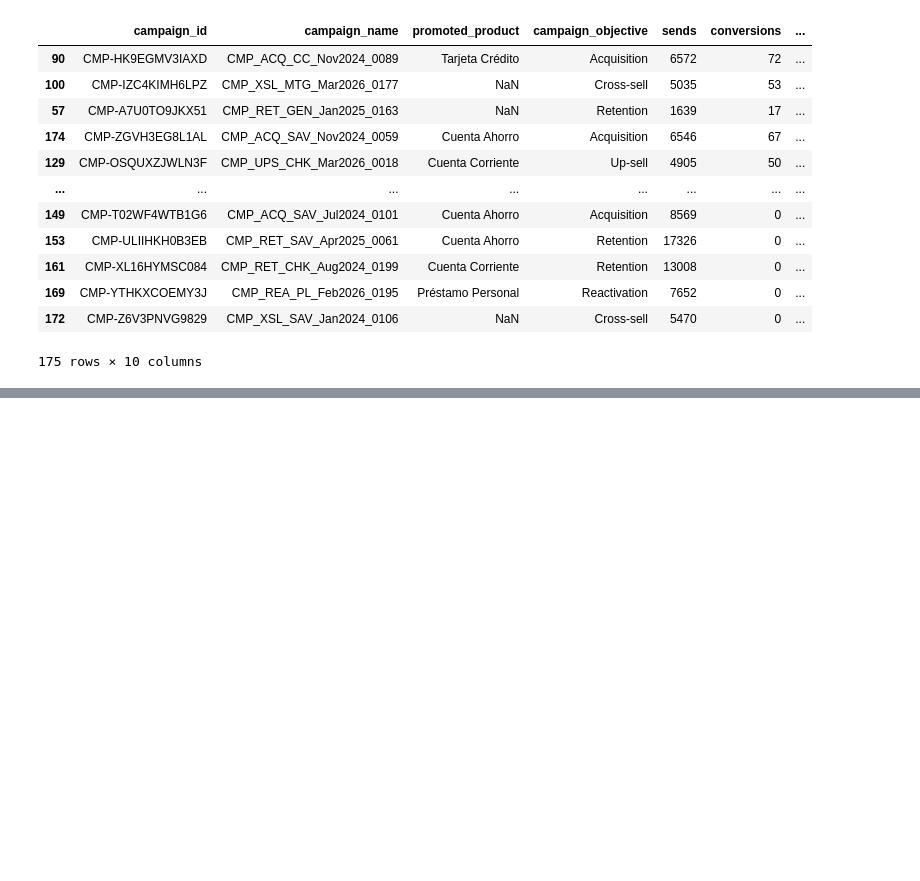
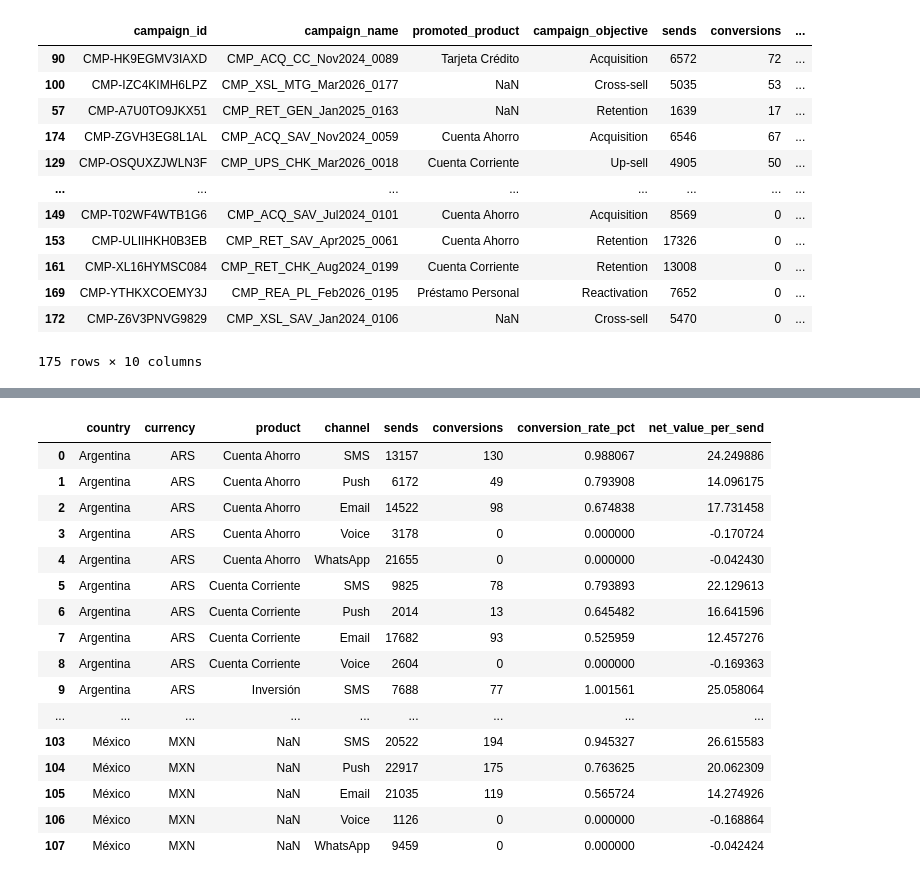
Before and after one commit to diegocaminor/factored-hackathon-2026-arbiter, a Jupyter notebook: 02_marketing_next_best_action.ipynb, the cells around one changed output, grey strips where cells are left out. Cells and saved outputs as stored; diff of their text form; code cells hidden in the pictures; blank space fills up the shorter version.

```diff
--- a/02_marketing_next_best_action.ipynb
+++ b/02_marketing_next_best_action.ipynb
@@ -2106,0 +2479,14 @@ display(
+# %%
+# Buscar daily_exchange_rates dentro de files_df
+
+exchange_files = files_df[
+    files_df["key"]
+    .str.contains(
+        "daily_exchange_rates",
+        case=False,
+        na=False
+    )
+].copy()
+
+print("Archivos encontrados:")
+display(exchange_files)
@@ -2106,0 +2497,16 @@ display(
+# %%
+exchange_key = exchange_files.iloc[0]["key"]
+
+obj = s3.get_object(
+    Bucket=BUCKET_NAME,
+    Key=exchange_key
+)
+
+daily_exchange_rates = pd.read_csv(obj["Body"])
+
+print("Shape:", daily_exchange_rates.shape)
+
+print("\nColumnas:")
+print(daily_exchange_rates.columns.tolist())
+
+display(daily_exchange_rates.head(20))
@@ -2106,0 +2907,24 @@ display(
+# %%
+with pd.option_context(
+    "display.max_rows", None,
+    "display.max_columns", None
+):
+    display(product_channel_country_baseline)
+# %% [output]
+|  | country | currency | product | channel | sends | conversions | conversion_rate_pct | net_value_per_send |
+| 0 | Argentina | ARS | Cuenta Ahorro | SMS | 13157 | 130 | 0.988067 | 24.249886 |
+| 1 | Argentina | ARS | Cuenta Ahorro | Push | 6172 | 49 | 0.793908 | 14.096175 |
+| 2 | Argentina | ARS | Cuenta Ahorro | Email | 14522 | 98 | 0.674838 | 17.731458 |
+| 3 | Argentina | ARS | Cuenta Ahorro | Voice | 3178 | 0 | 0.000000 | -0.170724 |
+| 4 | Argentina | ARS | Cuenta Ahorro | WhatsApp | 21655 | 0 | 0.000000 | -0.042430 |
+| 5 | Argentina | ARS | Cuenta Corriente | SMS | 9825 | 78 | 0.793893 | 22.129613 |
+| 6 | Argentina | ARS | Cuenta Corriente | Push | 2014 | 13 | 0.645482 | 16.641596 |
+| 7 | Argentina | ARS | Cuenta Corriente | Email | 17682 | 93 | 0.525959 | 12.457276 |
+| 8 | Argentina | ARS | Cuenta Corriente | Voice | 2604 | 0 | 0.000000 | -0.169363 |
+| 9 | Argentina | ARS | Inversión | SMS | 7688 | 77 | 1.001561 | 25.058064 |
+| ... | ... | ... | ... | ... | ... | ... | ... | ... |
+| 103 | México | MXN | NaN | SMS | 20522 | 194 | 0.945327 | 26.615583 |
+| 104 | México | MXN | NaN | Push | 22917 | 175 | 0.763625 | 20.062309 |
+| 105 | México | MXN | NaN | Email | 21035 | 119 | 0.565724 | 14.274926 |
+| 106 | México | MXN | NaN | Voice | 1126 | 0 | 0.000000 | -0.168864 |
+| 107 | México | MXN | NaN | WhatsApp | 9459 | 0 | 0.000000 | -0.042424 |
```
Also changed, not shown: parts of 17 cells of this notebook.
